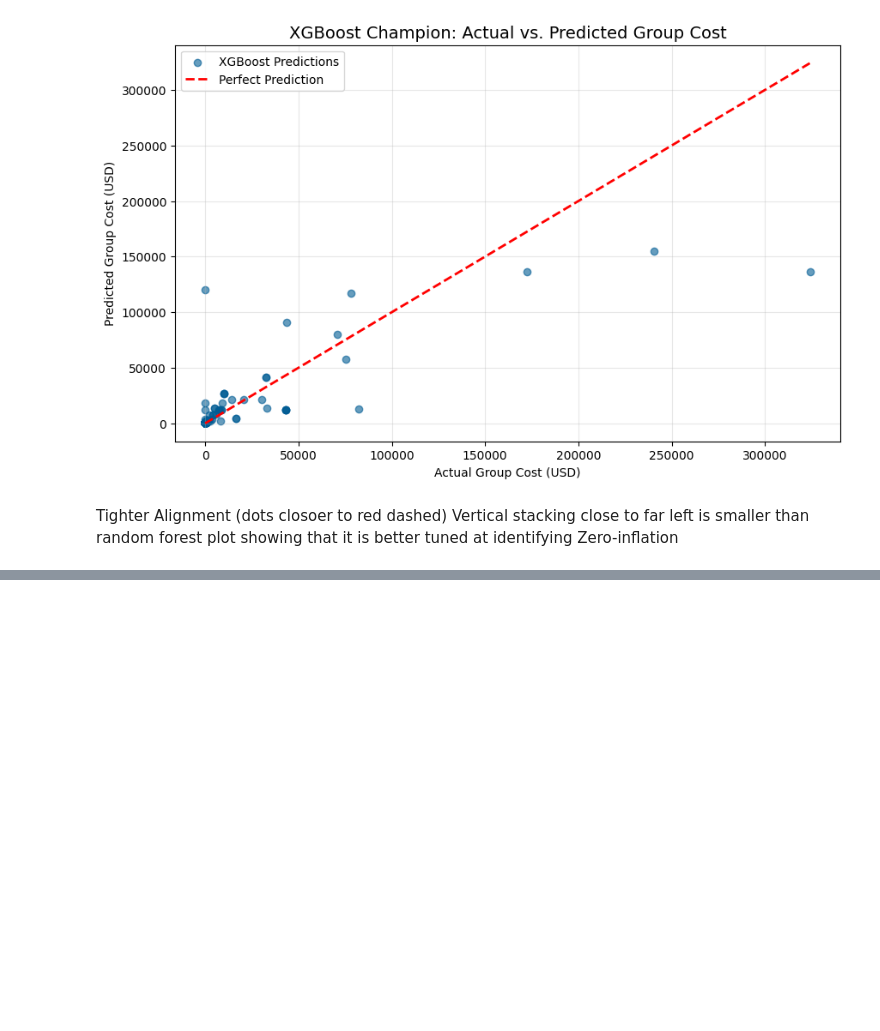
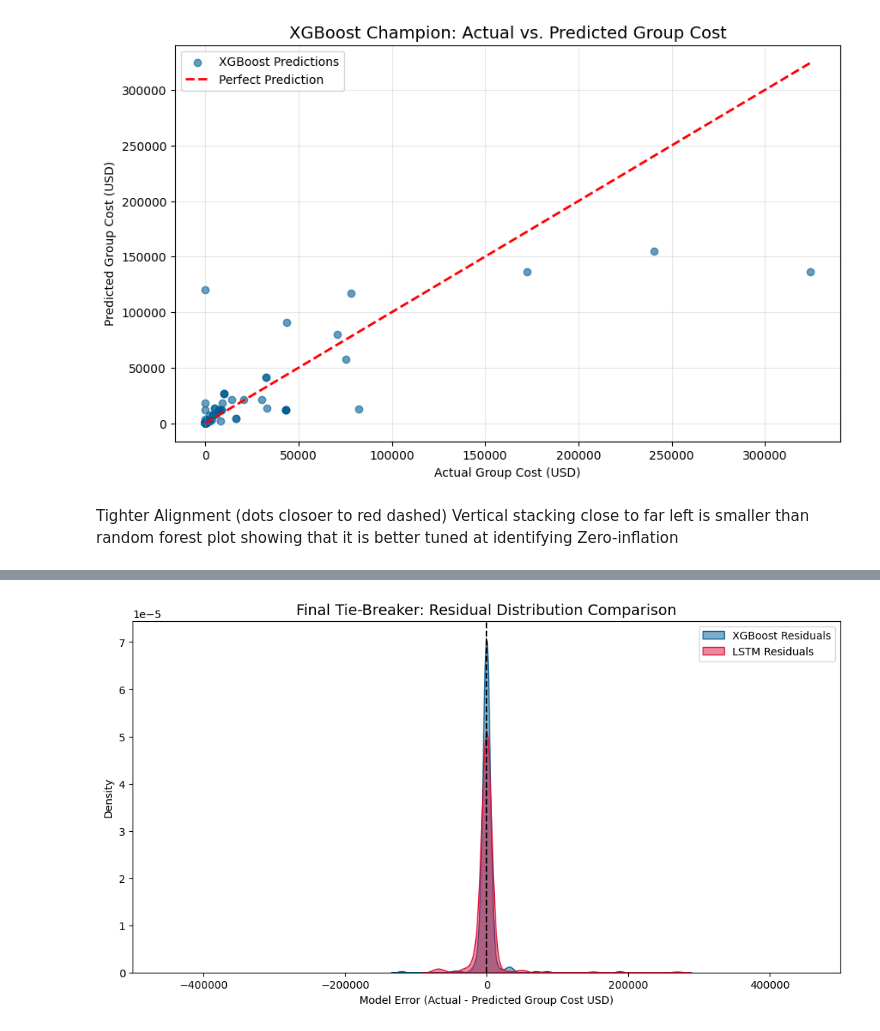
Before and after one commit to ChyTalksTech/Inventory_Write-offs, a Jupyter notebook: Inventory_Write_offs.ipynb, the cells around one changed output, grey strips where cells are left out. Saved outputs shown, nothing was run; the diff lists cells and outputs as text; code cells hidden in the pictures; blank space fills up the shorter version.

```diff
--- a/Inventory_Write_offs.ipynb
+++ b/Inventory_Write_offs.ipynb
@@ -562,0 +661,20 @@ Vertical stacking close to far left is smaller than random forest plot showing t
+# %%
+# Risidual Distribution Histogram
+
+# Calculate residuals for both models
+xgboost_residuals = y_test - predictions
+lstm_residuals = y_test - lstm_predictions.flatten()
+
+plt.figure(figsize=(12, 6))
+sns.kdeplot(xgboost_residuals, fill=True, color='#005C94', label='XGBoost Residuals', alpha=0.5)
+sns.kdeplot(lstm_residuals, fill=True, color='crimson', label='LSTM Residuals', alpha=0.5)
+
+plt.axvline(x=0, color='black', linestyle='--')
+plt.title('Final Tie-Breaker: Residual Distribution Comparison', fontsize=14)
+plt.xlabel('Model Error (Actual - Predicted Group Cost USD)')
+plt.ylabel('Density')
+plt.xlim(-500000, 500000) # Optional: Zoom in on the main error cluster
+plt.legend()
+plt.show()
+# %% [output]
+[figure, added]
```
Also changed, not shown: parts of 12 cells of this notebook.
